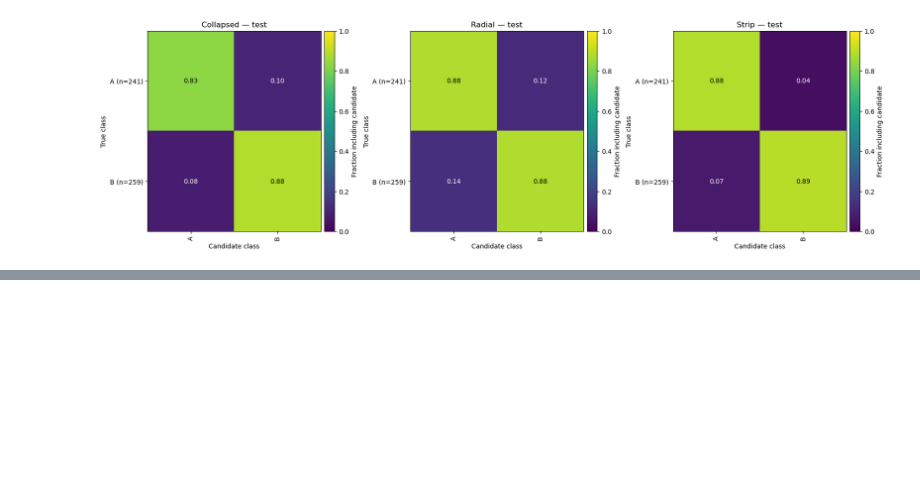
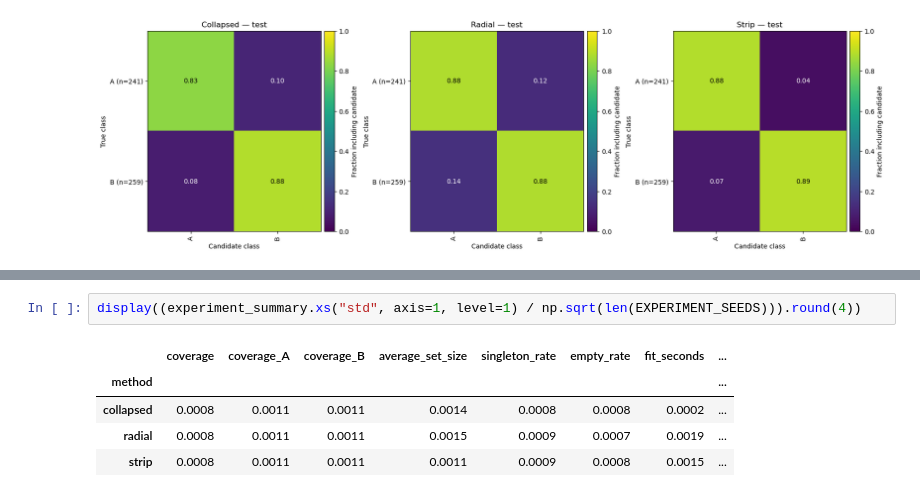
Before and after one commit to Nizalia13/Conformal_Classification_Library, a Jupyter notebook: examples/synthetic_example.ipynb, the cells around one changed output, grey strips where cells are left out. Drawn from its saved outputs; the diff is of its cells as text; blank space fills up the shorter version.

Commit message:
updated synthetic experiment

```diff
--- a/examples/synthetic_example.ipynb
+++ b/examples/synthetic_example.ipynb
@@ -460,0 +462,8 @@ Nominal coverage target: 90%
+# %%
+display((experiment_summary.xs("std", axis=1, level=1) / np.sqrt(len(EXPERIMENT_SEEDS))).round(4))
+# %% [output]
+|  | coverage | coverage_A | coverage_B | average_set_size | singleton_rate | empty_rate | fit_seconds | ... |
+| method |  |  |  |  |  |  |  | ... |
+| collapsed | 0.0008 | 0.0011 | 0.0011 | 0.0014 | 0.0008 | 0.0008 | 0.0002 | ... |
+| radial | 0.0008 | 0.0011 | 0.0011 | 0.0015 | 0.0009 | 0.0007 | 0.0019 | ... |
+| strip | 0.0008 | 0.0011 | 0.0011 | 0.0011 | 0.0009 | 0.0008 | 0.0015 | ... |
```
Also changed, not shown: parts of 3 cells of this notebook.
